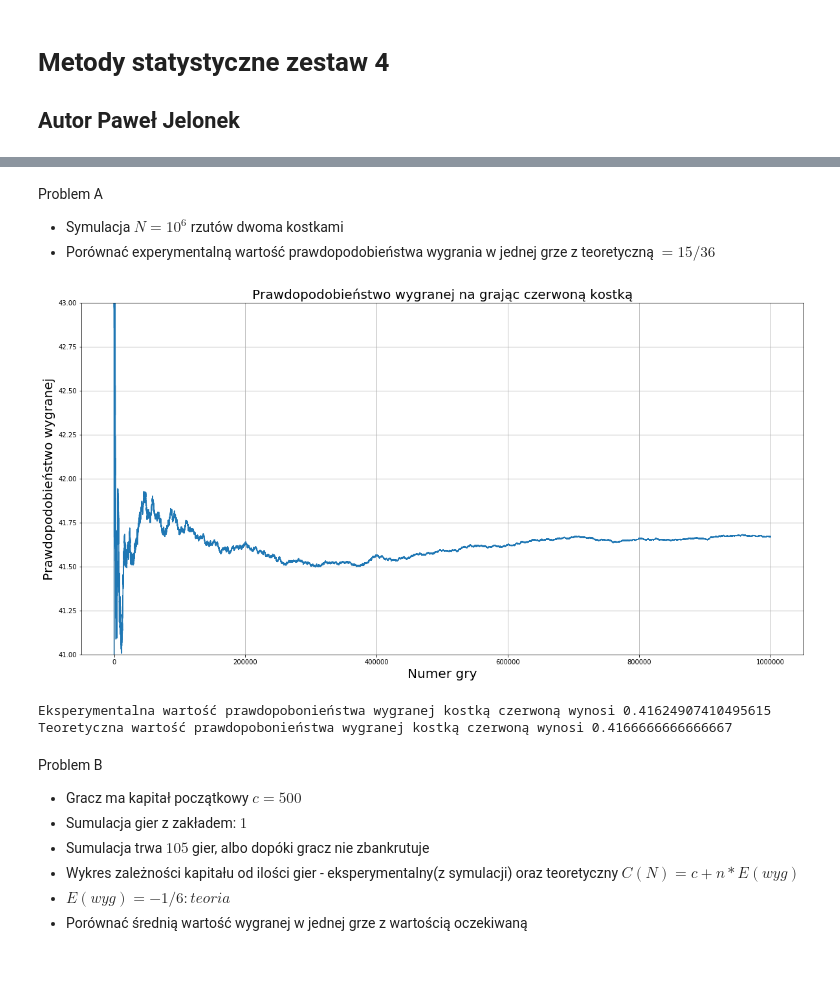
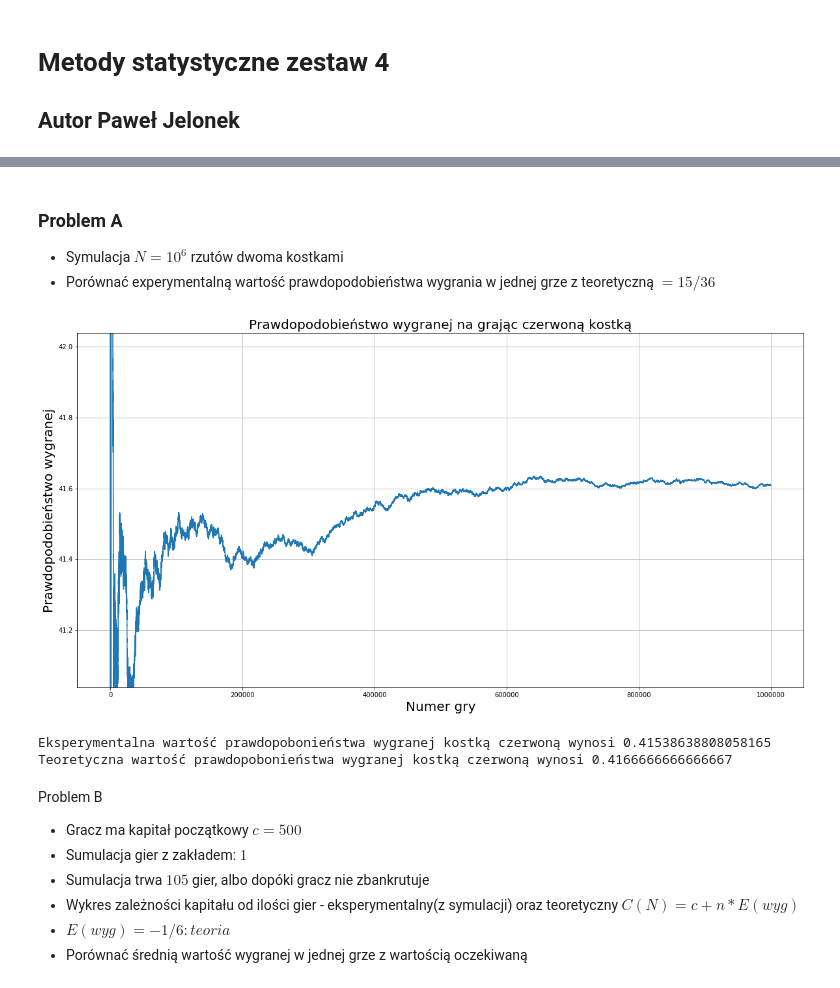
Before and after one commit to pajelonek/Statistical_Methods, a Jupyter notebook: Statystyka_4.ipynb, the cells around one changed output, grey strips where cells are left out. Cells and saved outputs as stored; diff of their text form; code cells hidden in the pictures.

```diff
--- a/Statystyka_4.ipynb
+++ b/Statystyka_4.ipynb
@@ -53,27 +52,27 @@ def dice_game_without_bets(n: int = None) -> list:
         game_history.append(player_win_condition)
     return game_history
 # %% [markdown]
-Problem A
+### Problem A
 - Symulacja $N = 10^6$ rzutów dwoma kostkami
 - Porównać experymentalną wartość prawdopodobieństwa wygrania w jednej grze z teoretyczną $= 15/36$
 # %%
 N = 1000000
 
 game_history = dice_game_without_bets(N)
 ys = extract_game_data(game_history)
-plt.ylim(41, 43)
+plt.ylim(np.average(ys)*100 - 0.5, np.average(ys)*100 + 0.5)
 plt.plot(np.arange(N), [game * 100 for game in ys])
 plt.title('Prawdopodobieństwo wygranej na grając czerwoną kostką')
 plt.xlabel('Numer gry', fontsize=20)
 plt.ylabel('Prawdopodobieństwo wygranej', fontsize=20)
 plt.grid()
 plt.show()
 
 print('Eksperymentalna wartość prawdopobonieństwa wygranej kostką czerwoną wynosi', sum(ys)/N)
 print('Teoretyczna wartość prawdopobonieństwa wygranej kostką czerwoną wynosi', 15/36)
 # %% [output]
-[figure, old version]
+[figure, new version]
-Eksperymentalna wartość prawdopobonieństwa wygranej kostką czerwoną wynosi 0.41624907410495615
+Eksperymentalna wartość prawdopobonieństwa wygranej kostką czerwoną wynosi 0.41538638808058165
 Teoretyczna wartość prawdopobonieństwa wygranej kostką czerwoną wynosi 0.4166666666666667
 # %% [markdown]
 Problem B
```
Also changed, not shown: parts of 5 cells of this notebook.
